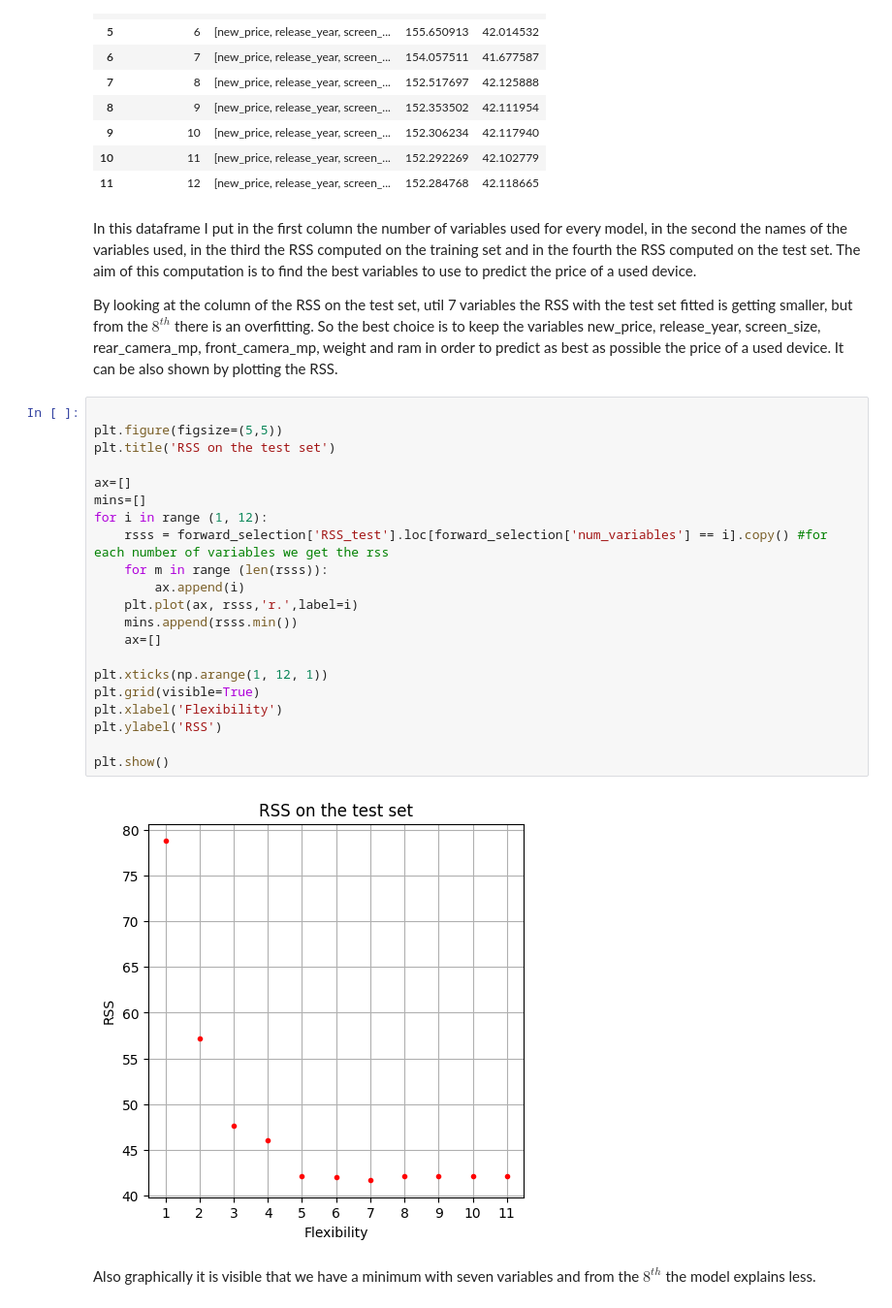
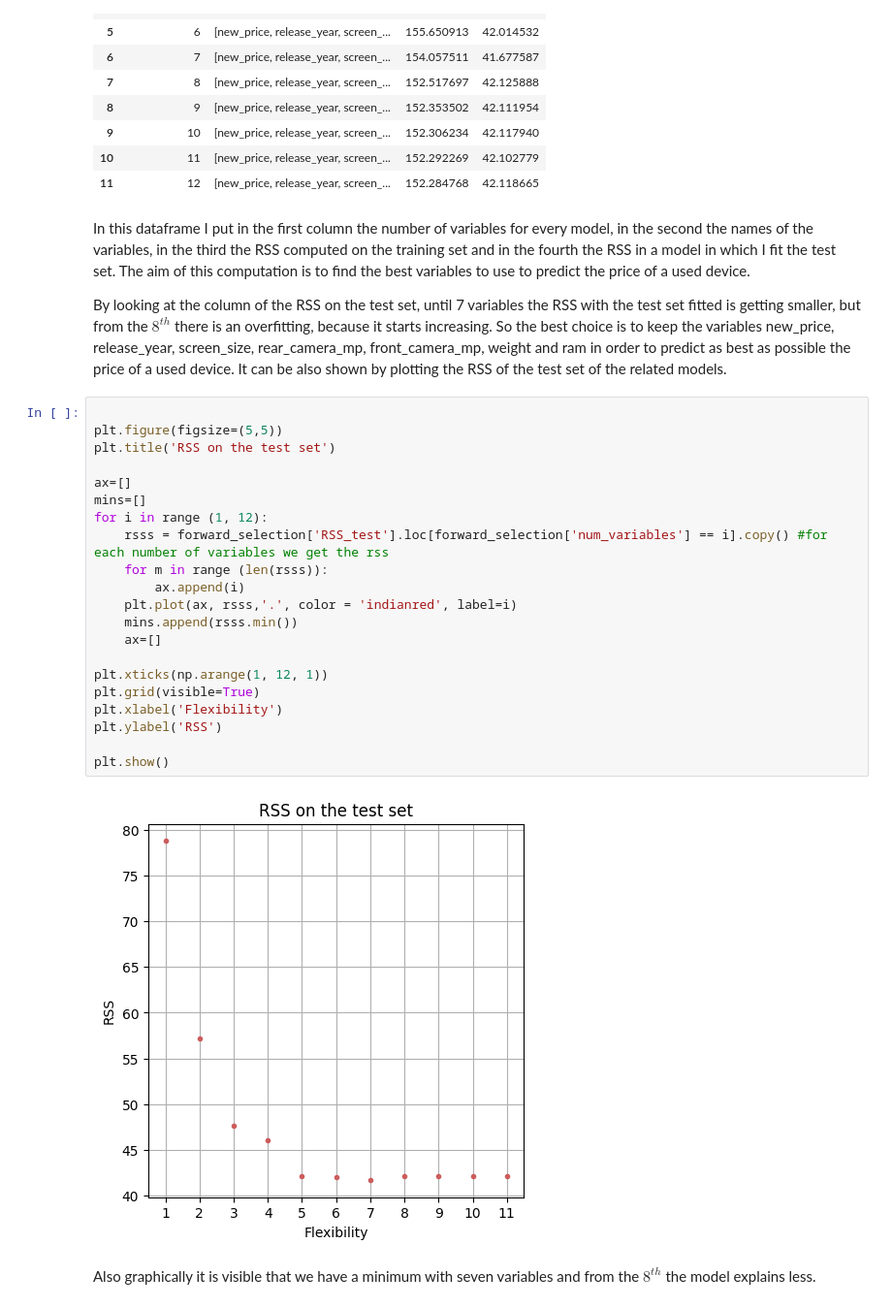
Before and after one commit to annalisadettorii/Project, a Jupyter notebook: project_notebook.ipynb, the cells around one changed output. Shown at 97% size. Drawn from its saved outputs; the diff is of its cells as text.

```diff
--- a/project_notebook.ipynb
+++ b/project_notebook.ipynb
@@ -658,32 +666,32 @@ forward_selection
 | 10 | 11 | [new_price, release_year, screen_... | 152.292269 | 42.102779 |
 | 11 | 12 | [new_price, release_year, screen_... | 152.284768 | 42.118665 |
 # %% [markdown]
-In this dataframe I put in the first column the number of variables used for every model, in the second the names of the variables used, in the third the RSS computed on the training set and in the fourth the RSS computed on the test set.
+In this dataframe I put in the first column the number of variables for every model, in the second the names of the variables, in the third the RSS computed on the training set and in the fourth the RSS in a model in which I fit the test set.
 The aim of this computation is to find the best variables to use to predict the price of a used device.
 
-By looking at the column of the RSS on the test set, util 7 variables the RSS with the test set fitted is getting smaller, but from the $8^{th}$ there is an overfitting. So the best choice is to keep the variables new_price, release_year, screen_size, rear_camera_mp, front_camera_mp, weight and ram in order to predict as best as possible the price of a used device. It can be also shown by plotting the RSS.
+By looking at the column of the RSS on the test set, until 7 variables the RSS with the test set fitted is getting smaller, but from the $8^{th}$ there is an overfitting, because it starts increasing. So the best choice is to keep the variables new_price, release_year, screen_size, rear_camera_mp, front_camera_mp, weight and ram in order to predict as best as possible the price of a used device. It can be also shown by plotting the RSS of the test set of the related models.
 # %%
 
 plt.figure(figsize=(5,5))
 plt.title('RSS on the test set')
 
 ax=[]
 mins=[]
 for i in range (1, 12):
     rsss = forward_selection['RSS_test'].loc[forward_selection['num_variables'] == i].copy() #for each number of variables we get the rss
     for m in range (len(rsss)):
         ax.append(i)
-    plt.plot(ax, rsss,'r.',label=i)
+    plt.plot(ax, rsss,'.', color = 'indianred', label=i)
     mins.append(rsss.min())
     ax=[]
 
 plt.xticks(np.arange(1, 12, 1))
 plt.grid(visible=True)
 plt.xlabel('Flexibility')
 plt.ylabel('RSS')
 
 plt.show()
 # %% [output]
-[figure, old version]
+[figure, new version]
 # %% [markdown]
 Also graphically it is visible that we have a minimum with seven variables and from the $8^{th}$ the model explains less.
```
Also changed, not shown: parts of 18 cells of this notebook, 1 other file.
